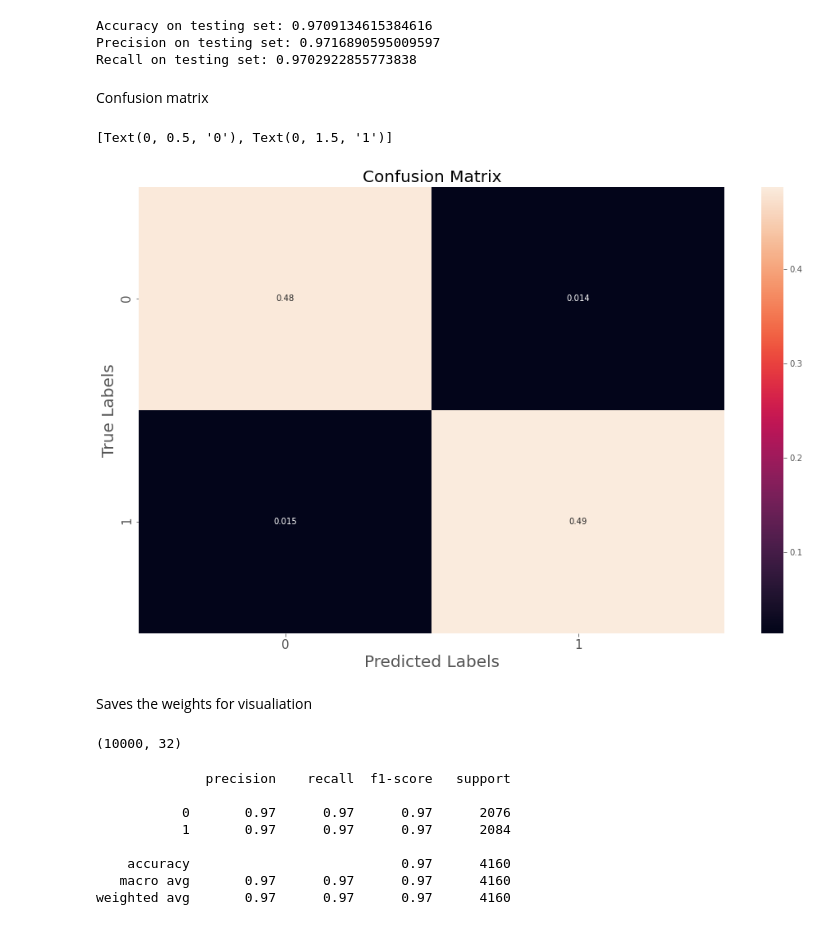
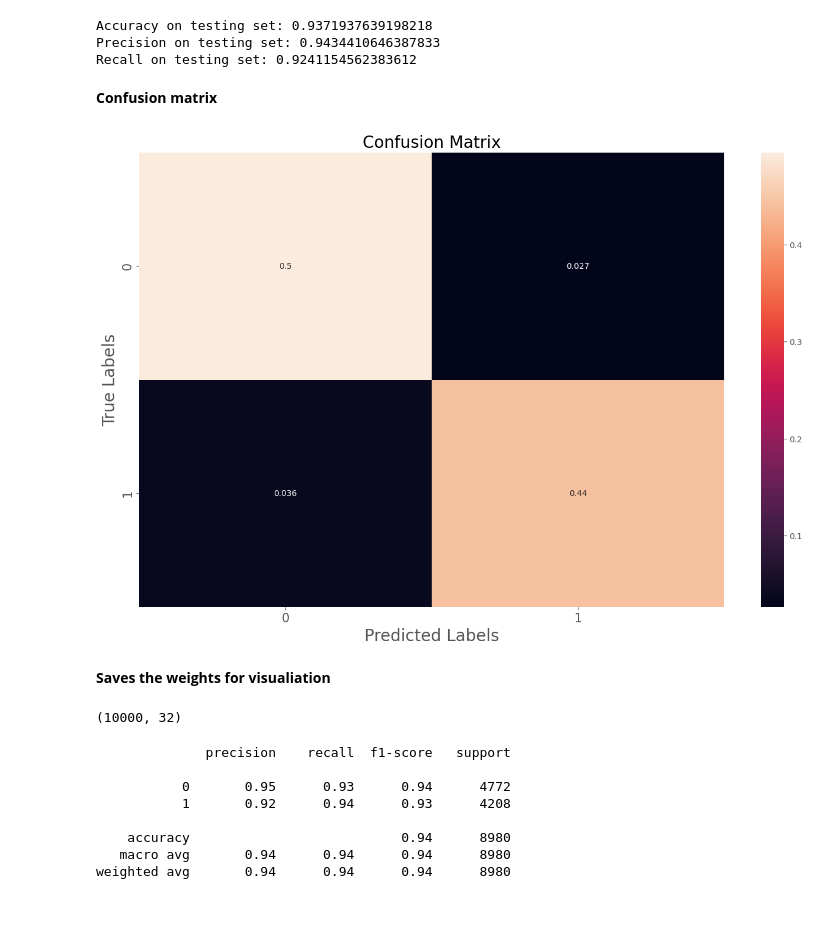
Before and after one commit to Sairamkumaremani/Fake-news-detection, a Jupyter notebook: dl_rnn.ipynb, the cells around one changed output. Drawn from its saved outputs; the diff is of its cells as text; code cells hidden in the pictures.

```diff
--- a/dl_rnn.ipynb
+++ b/dl_rnn.ipynb
@@ -78,4 +114,5 @@ sent_length= 256
 # %%
 X_train = tf.keras.preprocessing.sequence.pad_sequences(X_train, padding='post', maxlen=sent_length)
 X_test = tf.keras.preprocessing.sequence.pad_sequences(X_test, padding='post', maxlen=sent_length)
+X_val = tf.keras.preprocessing.sequence.pad_sequences(X_val, padding='post', maxlen=sent_length)
 # %% [markdown]
@@ -87,7 +138,7 @@ model = tf.keras.Sequential([
     tf.keras.layers.Dropout(0.3),
     tf.keras.layers.SimpleRNN(16),
     tf.keras.layers.Dense(64, activation='relu'),
-    tf.keras.layers.Dropout(0.5),
+    tf.keras.layers.Dropout(0.3),
     tf.keras.layers.Dense(1, activation='sigmoid')
 ])
 model.summary()
@@ -114,7 +170,5 @@ We are going to use early stop, which stops when the validation loss no longer i
 # %%
-early_stop = tf.keras.callbacks.EarlyStopping(monitor='val_loss', patience=2, restore_best_weights=True)
+early_stop = tf.keras.callbacks.EarlyStopping(monitor='val_accuracy', patience=2, restore_best_weights=True)
 model.compile(loss=tf.keras.losses.BinaryCrossentropy(from_logits=True),
-              optimizer=tf.keras.optimizers.Adam(1e-4),
-              metrics=['accuracy'])
-
-history = model.fit(X_train, Y_train, epochs=10,validation_split=0.1, batch_size=30, shuffle=True, callbacks=[early_stop])
+            optimizer=tf.keras.optimizers.Adam(1e-4),
+            metrics=['accuracy'])
@@ -141,0 +175,2 @@ Epoch 10/10
+# %%
+history = model.fit(X_train, y_train, validation_data=(X_val, y_val), epochs=10, batch_size=30, shuffle=True, callbacks=[early_stop])
@@ -191,30 +253,30 @@ for i in pred:
 # %%
-print('Accuracy on testing set:', accuracy_score(binary_predictions, Y_test))
-print('Precision on testing set:', precision_score(binary_predictions, Y_test))
-print('Recall on testing set:', recall_score(binary_predictions, Y_test))
+print('Accuracy on testing set:', accuracy_score(binary_predictions, y_test))
+print('Precision on testing set:', precision_score(binary_predictions, y_test))
+print('Recall on testing set:', recall_score(binary_predictions, y_test))
 # %% [output]
-Accuracy on testing set: 0.9709134615384616
-Precision on testing set: 0.9716890595009597
-Recall on testing set: 0.9702922855773838
+Accuracy on testing set: 0.9371937639198218
+Precision on testing set: 0.9434410646387833
+Recall on testing set: 0.9241154562383612
-# %% [markdown]
-Confusion matrix
+# %% [markdown]
+**Confusion matrix**
 # %%
-matrix = confusion_matrix(binary_predictions, Y_test, normalize='all')
+matrix = confusion_matrix(binary_predictions, y_test, normalize='all')
 plt.figure(figsize=(16, 10))
 ax= plt.subplot()
 sns.heatmap(matrix, annot=True, ax = ax)
 
 # labels, title and ticks
 ax.set_xlabel('Predicted Labels', size=20)
 ax.set_ylabel('True Labels', size=20)
 ax.set_title('Confusion Matrix', size=20)
 ax.xaxis.set_ticklabels([0,1], size=15)
 ax.yaxis.set_ticklabels([0,1], size=15)
+plt.savefig('/content/drive/MyDrive/EC3M2/out/artifacts/cm/RNN.jpg', dpi=150)
 # %% [output]
-[Text(0, 0.5, '0'), Text(0, 1.5, '1')]
-[figure, old version]
+[figure, new version]
 # %% [markdown]
-Saves the weights for visualiation
+**Saves the weights for visualiation**
 # %%
 e = model.layers[0]
 weights = e.get_weights()[0]
@@ -226,13 +288,13 @@ word_index = list(tokenizer.word_index.keys())
 word_index = word_index[:max_vocab-1]
 # %%
 from sklearn.metrics import classification_report
-print(classification_report(Y_test, binary_predictions))
+print(classification_report(y_test, binary_predictions))
 # %% [output]
               precision    recall  f1-score   support
 
-           0       0.97      0.97      0.97      2076
-           1       0.97      0.97      0.97      2084
+           0       0.95      0.93      0.94      4772
+           1       0.92      0.94      0.93      4208
 
-    accuracy                           0.97      4160
-   macro avg       0.97      0.97      0.97      4160
-weighted avg       0.97      0.97      0.97      4160
+    accuracy                           0.94      8980
+   macro avg       0.94      0.94      0.94      8980
+weighted avg       0.94      0.94      0.94      8980
```
Also changed, not shown: parts of 44 cells of this notebook.
